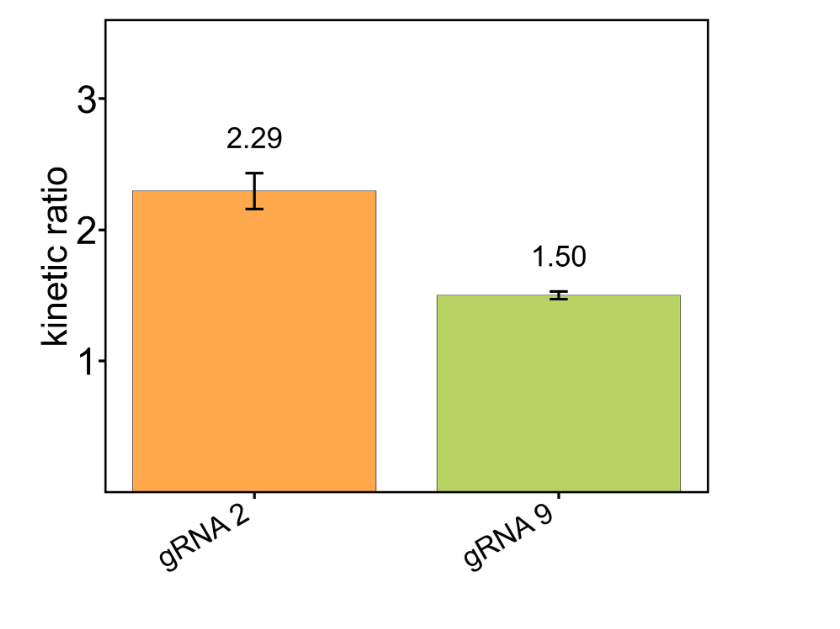
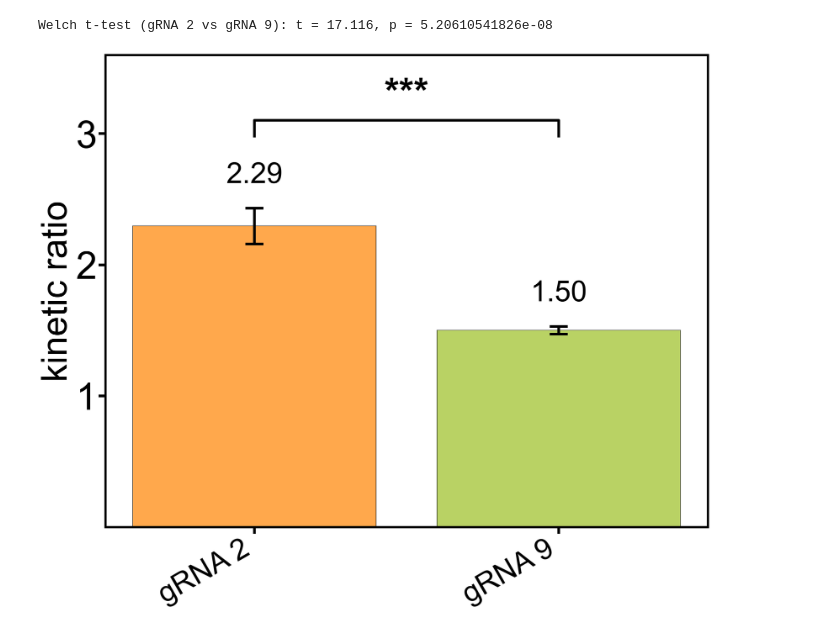
Before and after one commit to TomTom9595/Cas12a-Complex-Environment, a Jupyter notebook: Figure1/Figure1.ipynb, the cells around one changed output. Drawn from its saved outputs; the diff is of its cells as text; code cells hidden in the pictures.

```diff
--- a/Figure1/Figure1.ipynb
+++ b/Figure1/Figure1.ipynb
@@ -152,32 +153,65 @@ bars = ax.bar(
     capsize=20,
     color=colors,
     edgecolor='black',
     linewidth=1.5,
     alpha=0.7,
     error_kw={"elinewidth": 6, "capthick": 6})
 
 for bar, mean, std in zip(bars, means, stds):
     height = mean + std
     ax.text(
         bar.get_x() + bar.get_width() / 2,
         height + 0.15,
         f"{mean:.2f}",
         ha='center',
         va='bottom',
         fontsize=65,
-        fontweight='bold'
     )
+
+def p_to_stars_classic(p: float) -> str:
+    if p < 1e-3:
+        return "***"
+    elif p < 1e-2:
+        return "**"
+    elif p < 5e-2:
+        return "*"
+    else:
+        return "ns"
+
+vals_a = results[labels[0]]["values"]
+vals_b = results[labels[1]]["values"]
+
+t_stat, p_value = stats.ttest_ind(vals_a, vals_b, equal_var=False, nan_policy="omit")
+
+print(f"Welch t-test ({labels[0]} vs {labels[1]}): t = {t_stat:.6g}, p = {p_value:.12g}")
+
+annotation_tops = [m + s + 0.15 for m, s in zip(means, stds)]
+top_of_annotations = max(annotation_tops)
+
+x1, x2 = 0, 1
+h = 0.12
+gap = 0.4
+y = top_of_annotations + gap
+
+ax.plot([x1, x1, x2, x2], [y, y+h, y+h, y], lw=6, c='black')
+ax.text((x1 + x2) / 2, y + h + 0.06, p_to_stars_classic(p_value),
+        ha='center', va='bottom', fontsize=85, fontweight='bold')
+
+top_needed = y + h + 0.35
+if ax.get_ylim()[1] < top_needed:
+    ax.set_ylim(ax.get_ylim()[0], top_needed)
 
 plt.xticks(rotation=30, ha='right', fontsize=65)
 plt.yticks(fontsize=65)
 plt.ylabel("kinetic ratio", fontsize=80)
 ax.set_ylim([0, 3.6])
 ax.set_yticks([1, 2, 3])
 ax.tick_params(axis='y', labelsize=85)
 ax.tick_params(axis='both', which='major', length=15, width=6)
 
 plt.tight_layout()
 plt.savefig("Figure1-bars.svg", format="svg", dpi=300)
 plt.show()
 # %% [output]
+Welch t-test (gRNA 2 vs gRNA 9): t = 17.116, p = 5.20610541826e-08
-[figure, old version]
+[figure, new version]
```
Also changed, not shown: parts of 2 cells of this notebook.
